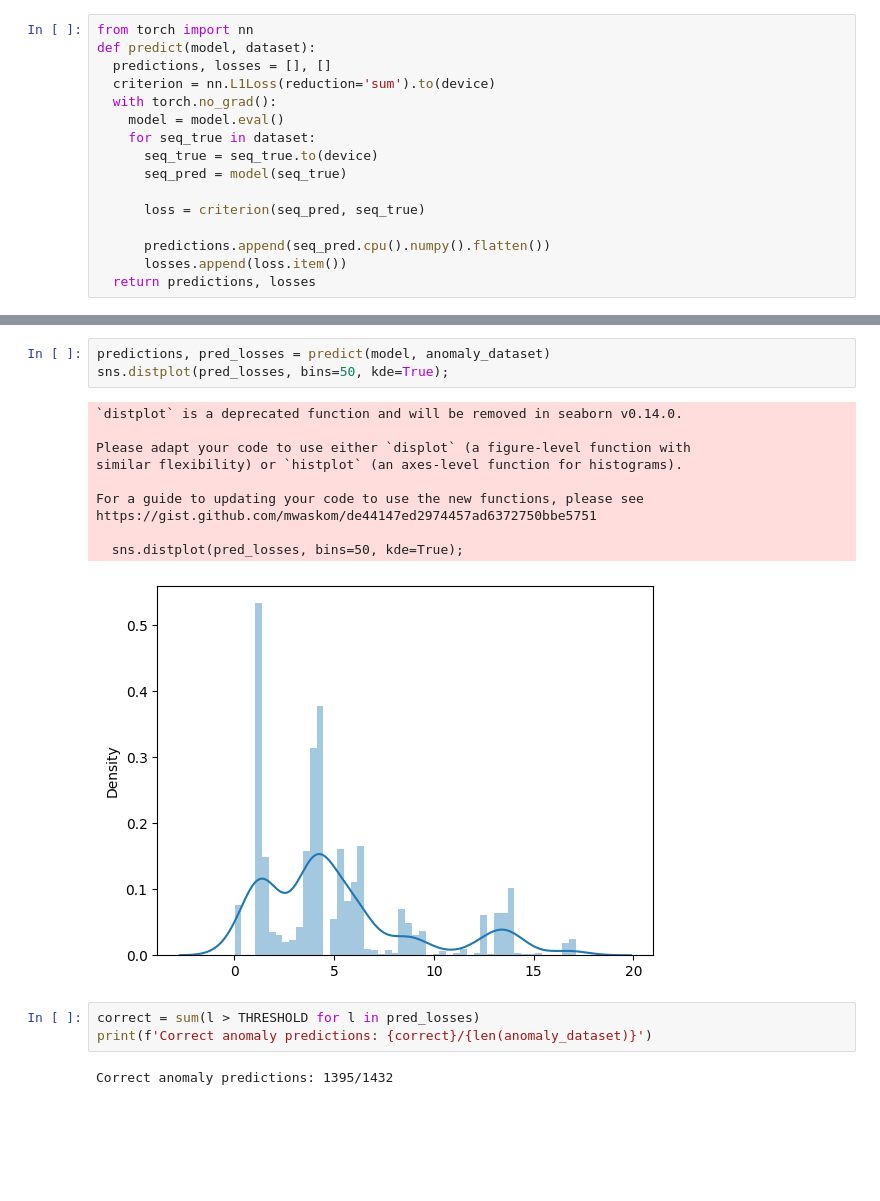
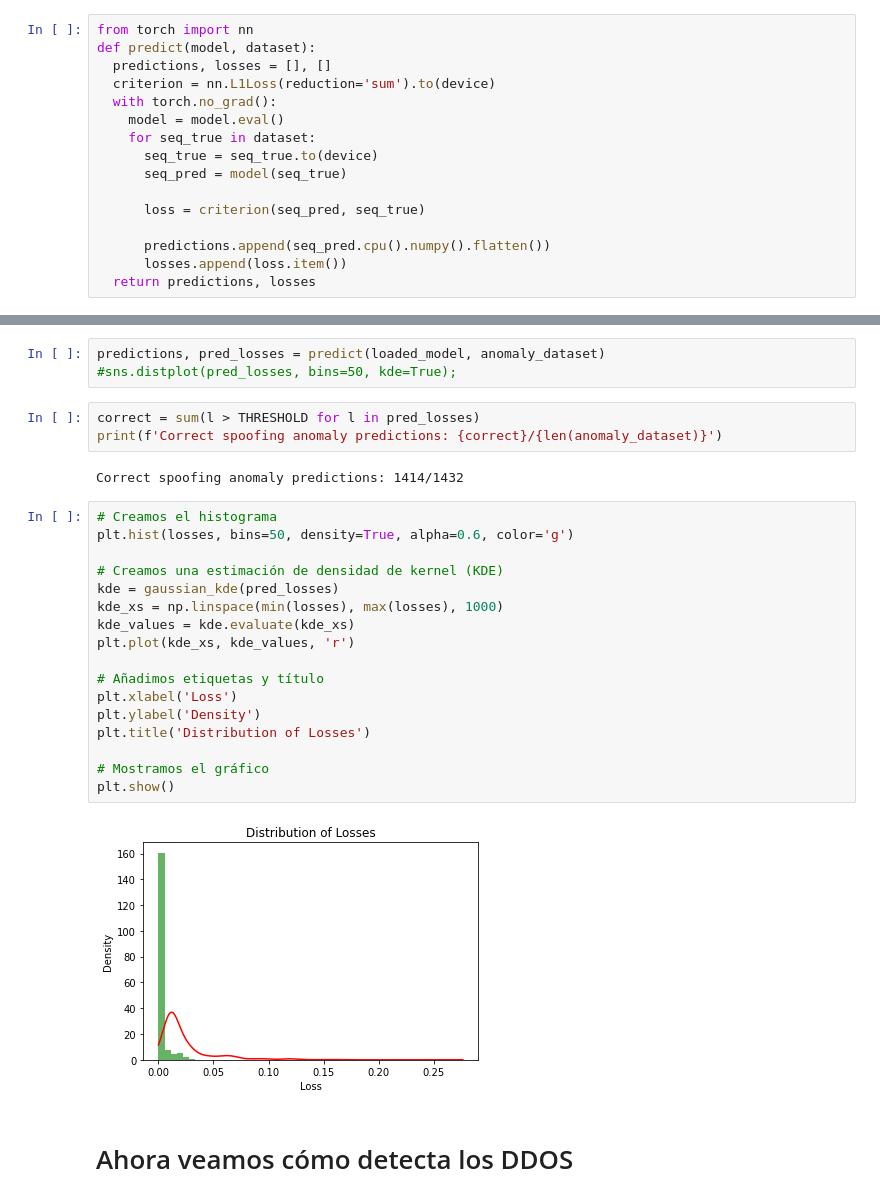
Before and after one commit to SandraJuarez/Cybersecurity, a Jupyter notebook: main.ipynb, the cells around one changed output, grey strips where cells are left out. Drawn from its saved outputs; the diff is of its cells as text; blank space fills up the shorter version.

```diff
--- a/main.ipynb
+++ b/main.ipynb
@@ -109,19 +145,30 @@ anomaly_dataset,Aseq_len,An_features,Aval_dataset=dm.clean_and_get_Data('spoofin
 # %%
-predictions, pred_losses = predict(model, anomaly_dataset)
-sns.distplot(pred_losses, bins=50, kde=True);
+predictions, pred_losses = predict(loaded_model, anomaly_dataset)
+#sns.distplot(pred_losses, bins=50, kde=True);
-# %% [output]
-`distplot` is a deprecated function and will be removed in seaborn v0.14.0.
-
-Please adapt your code to use either `displot` (a figure-level function with
-similar flexibility) or `histplot` (an axes-level function for histograms).
-
-For a guide to updating your code to use the new functions, please see
-https://gist.github.com/mwaskom/de44147ed2974457ad6372750bbe5751
-
-  sns.distplot(pred_losses, bins=50, kde=True);
-[figure, removed]
 # %%
 correct = sum(l > THRESHOLD for l in pred_losses)
-print(f'Correct anomaly predictions: {correct}/{len(anomaly_dataset)}')
+print(f'Correct spoofing anomaly predictions: {correct}/{len(anomaly_dataset)}')
 # %% [output]
-Correct anomaly predictions: 1395/1432
+Correct spoofing anomaly predictions: 1414/1432
+# %%
+# Creamos el histograma
+plt.hist(losses, bins=50, density=True, alpha=0.6, color='g')
+
+# Creamos una estimación de densidad de kernel (KDE)
+kde = gaussian_kde(pred_losses)
+kde_xs = np.linspace(min(losses), max(losses), 1000)
+kde_values = kde.evaluate(kde_xs)
+plt.plot(kde_xs, kde_values, 'r')
+
+# Añadimos etiquetas y título
+plt.xlabel('Loss')
+plt.ylabel('Density')
+plt.title('Distribution of Losses')
+
+# Mostramos el gráfico
+plt.show()
+# %% [output]
+[figure, added]
+# %% [markdown]
+Ahora veamos cómo detecta los DDOS
+==================================
```
Also changed, not shown: parts of 18 cells of this notebook, 11 other files.
